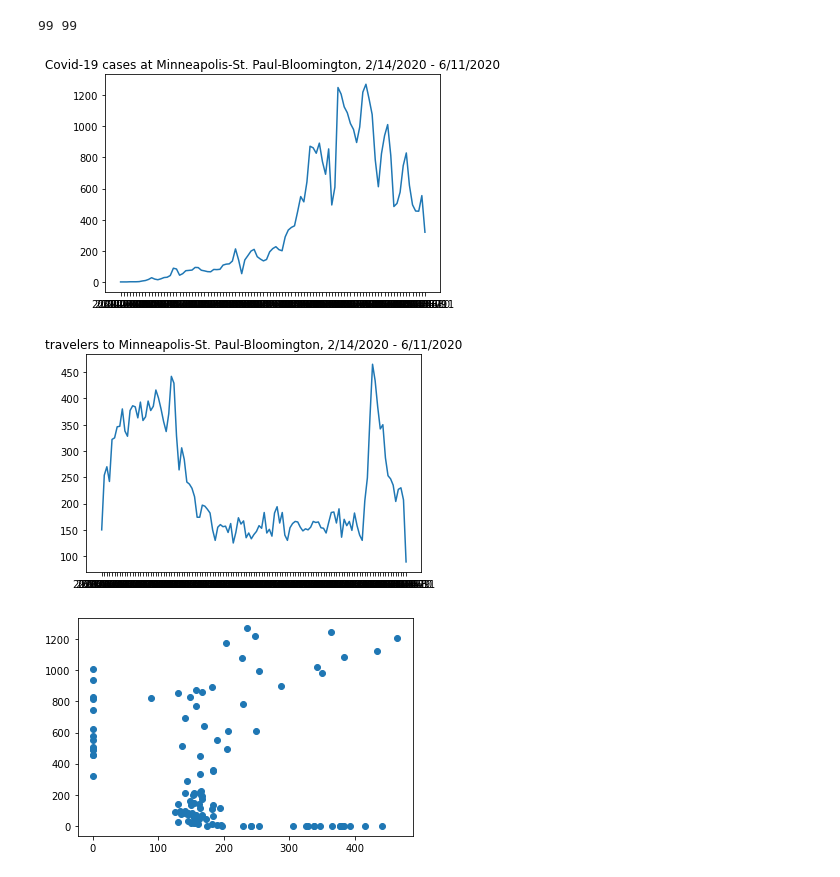
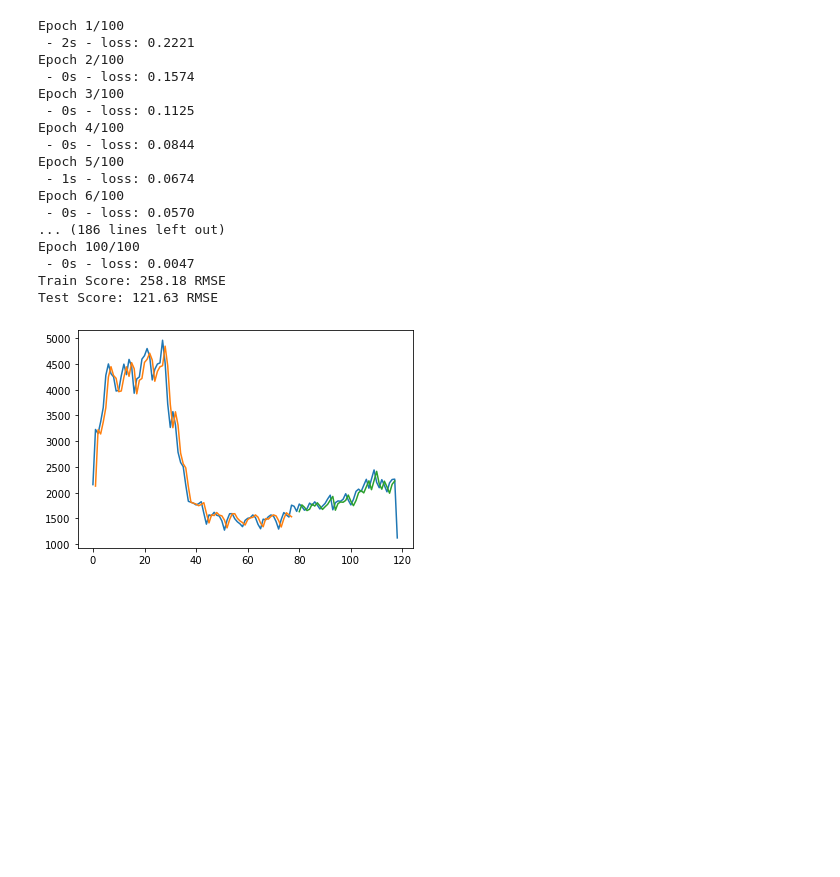
Before and after one commit to cybergis/Covid_MSA_code, a Jupyter notebook: model_prediction.ipynb, the cells around one changed output. Drawn from its saved outputs; the diff is of its cells as text; code cells hidden in the pictures; blank space fills up the shorter version.

```diff
--- a/model_prediction.ipynb
+++ b/model_prediction.ipynb
@@ -42,9 +47,0 @@ def simple_plot(input_MSA):
-# %%
-if __name__ == "__main__":
-
-    simple_plot('Minneapolis-St. Paul-Bloomington')
-# %% [output]
-99 99
-[figure, removed]
-[figure, removed]
-[figure, removed]
@@ -50,0 +66,44 @@ if __name__ == "__main__":
+# %%
+from keras.models import Sequential
+from keras.layers import Dense
+from keras.layers import LSTM
+from sklearn.preprocessing import MinMaxScaler
+from sklearn import datasets, linear_model
+from sklearn.metrics import mean_squared_error, r2_score
+import pandas as pd
+import matplotlib.pyplot as plt
+import datetime as dt
+import tensorflow as tf
+import math
+import numpy as np
+
+
+if __name__ == "__main__":
+
+    beginDate = dt.datetime(2020, 4, 18)
+    endDate = dt.datetime(2020, 6, 18)
+    #travels, cases = simple_plot('New York-Newark-Jersey City', beginDate, endDate)
+
+    #linear_regression_test(travels, cases)
+
+
+    LSTM_test()
+# %% [output]
+Epoch 1/100
+ - 2s - loss: 0.2221
+Epoch 2/100
+ - 0s - loss: 0.1574
+Epoch 3/100
+ - 0s - loss: 0.1125
+Epoch 4/100
+ - 0s - loss: 0.0844
+Epoch 5/100
+ - 1s - loss: 0.0674
+Epoch 6/100
+ - 0s - loss: 0.0570
+... (186 lines left out)
+Epoch 100/100
+ - 0s - loss: 0.0047
+Train Score: 258.18 RMSE
+Test Score: 121.63 RMSE
+[figure, added]
```
Also changed, not shown: parts of 6 cells of this notebook, 7 other files.
